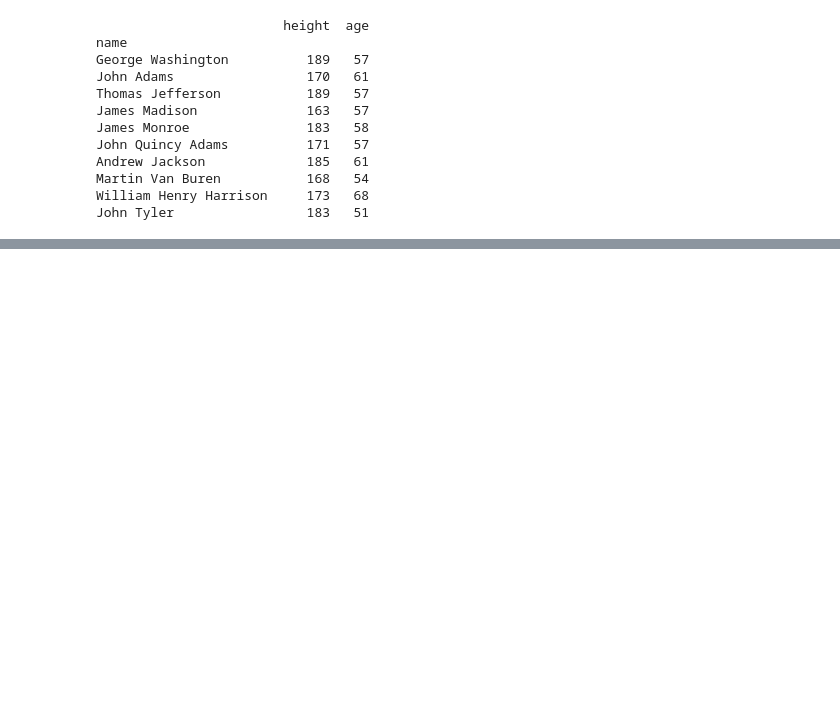
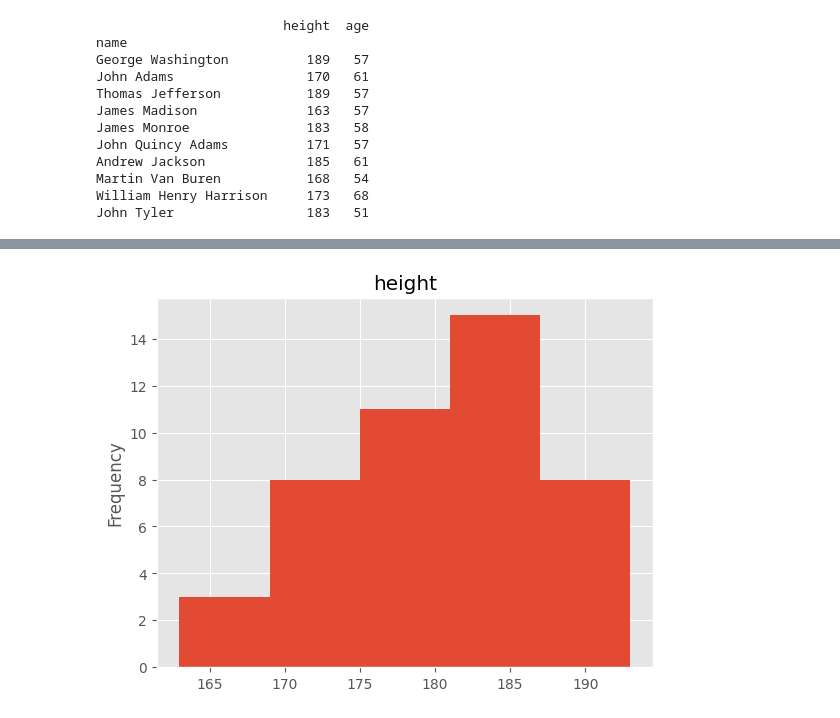
Before and after one commit to GeroZayas/Machine-Learning-With-Python-fCC, a Jupyter notebook: pandas_exercises.ipynb, the cells around one changed output, grey strips where cells are left out. Cells and saved outputs as stored; diff of their text form; code cells hidden in the pictures; blank space fills up the shorter version.

```diff
--- a/pandas_exercises.ipynb
+++ b/pandas_exercises.ipynb
@@ -156,0 +297,7 @@ John Tyler                 183   51
+# %%
+presidents_df['height'].plot(kind='hist',
+  title = 'height',
+  bins=5)
+plt.show()
+# %% [output]
+[figure, added]
```
Also changed, not shown: parts of 22 cells of this notebook, 1 other file.
